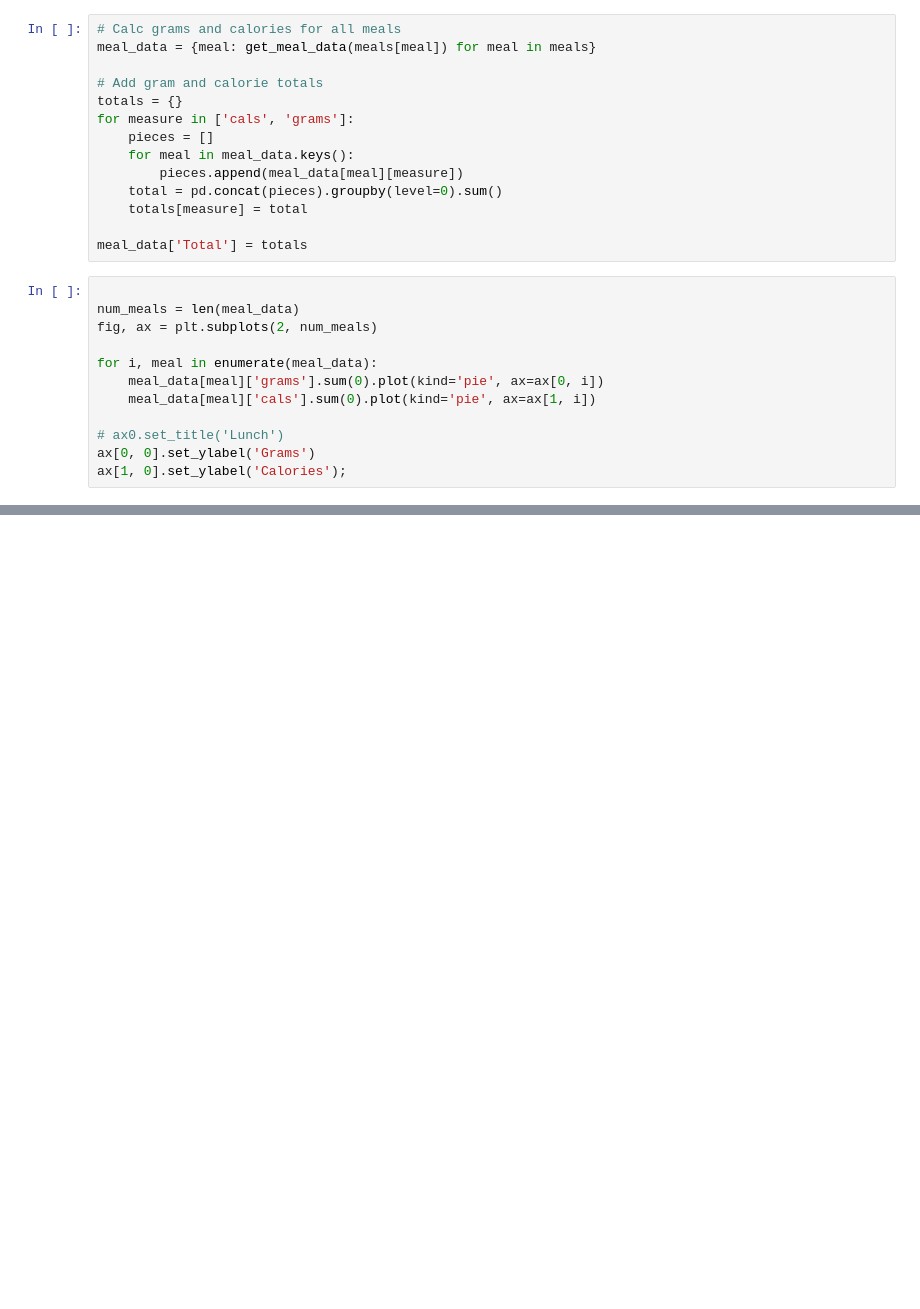
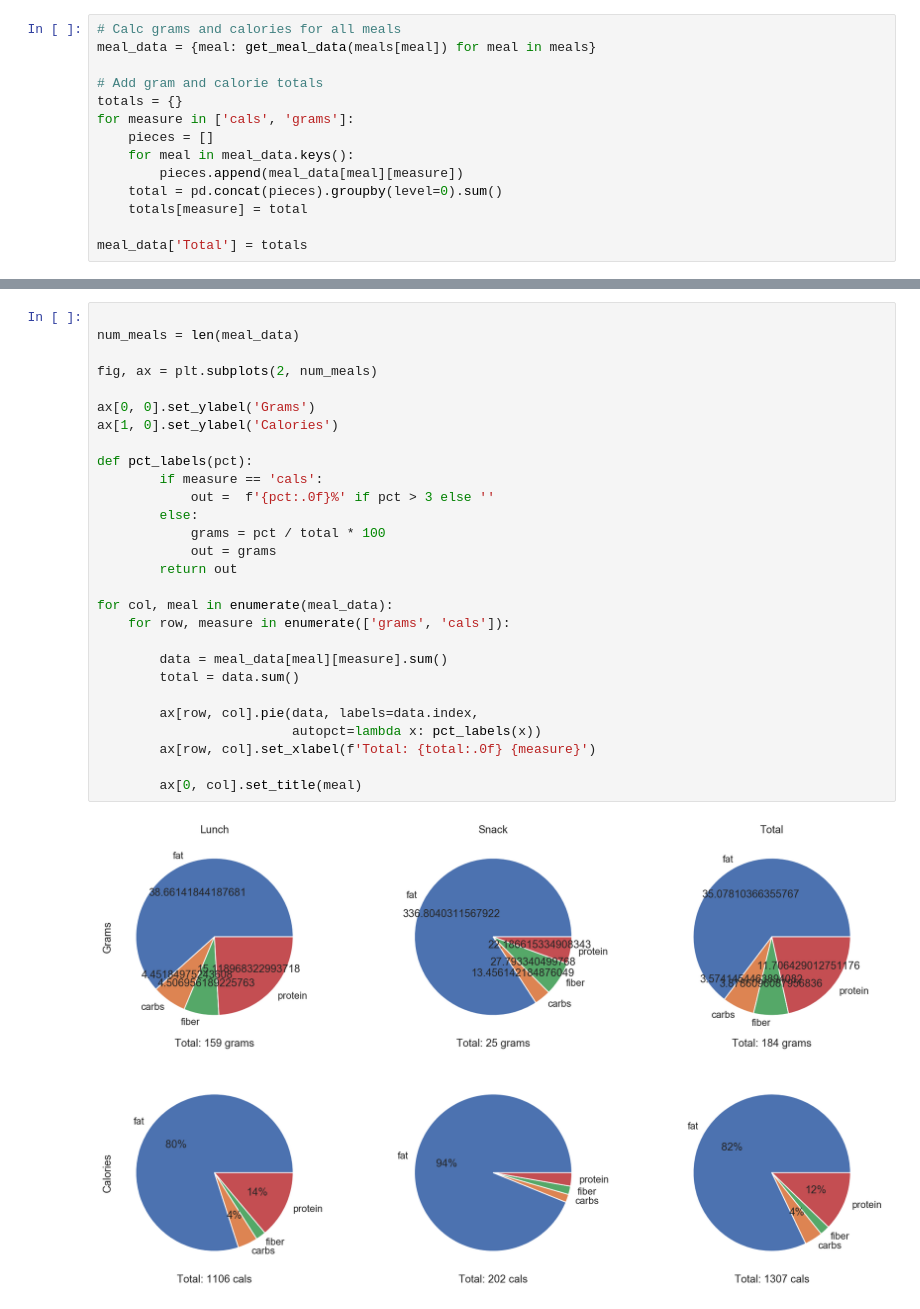
Before and after one commit to fabiangunzinger/food-tracker, a Jupyter notebook: new.ipynb, the cells around one changed output, grey strips where cells are left out. Saved outputs shown, nothing was run; the diff lists cells and outputs as text; blank space fills up the shorter version.

Commit message:
Add labels

```diff
--- a/new.ipynb
+++ b/new.ipynb
@@ -152,15 +152,3 @@ for measure in ['cals', 'grams']:
     totals[measure] = total
 
 meal_data['Total'] = totals
-# %%
-
-num_meals = len(meal_data)
-fig, ax = plt.subplots(2, num_meals)
-
-for i, meal in enumerate(meal_data):
-    meal_data[meal]['grams'].sum(0).plot(kind='pie', ax=ax[0, i])
-    meal_data[meal]['cals'].sum(0).plot(kind='pie', ax=ax[1, i])
-
-# ax0.set_title('Lunch')
-ax[0, 0].set_ylabel('Grams')
-ax[1, 0].set_ylabel('Calories');
@@ -168,0 +163,30 @@ ax[1, 0].set_ylabel('Calories');
+# %%
+
+num_meals = len(meal_data)
+
+fig, ax = plt.subplots(2, num_meals)
+
+ax[0, 0].set_ylabel('Grams')
+ax[1, 0].set_ylabel('Calories')
+
+def pct_labels(pct):
+        if measure == 'cals':
+            out =  f'{pct:.0f}%' if pct > 3 else ''
+        else:
+            grams = pct / total * 100
+            out = grams
+        return out
+
+for col, meal in enumerate(meal_data):
+    for row, measure in enumerate(['grams', 'cals']):
+
+        data = meal_data[meal][measure].sum()
+        total = data.sum()
+
+        ax[row, col].pie(data, labels=data.index,
+                         autopct=lambda x: pct_labels(x))
+        ax[row, col].set_xlabel(f'Total: {total:.0f} {measure}')
+
+        ax[0, col].set_title(meal)
+# %% [output]
+[figure, added]
```
Also changed, not shown: parts of 2 cells of this notebook.
